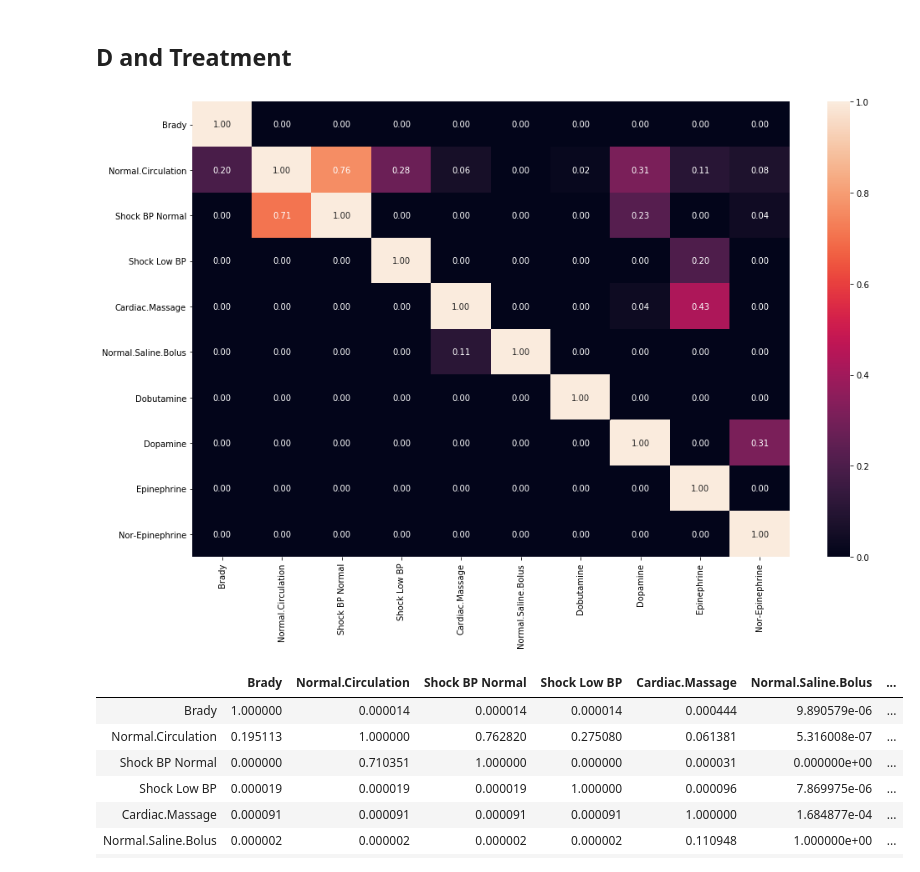
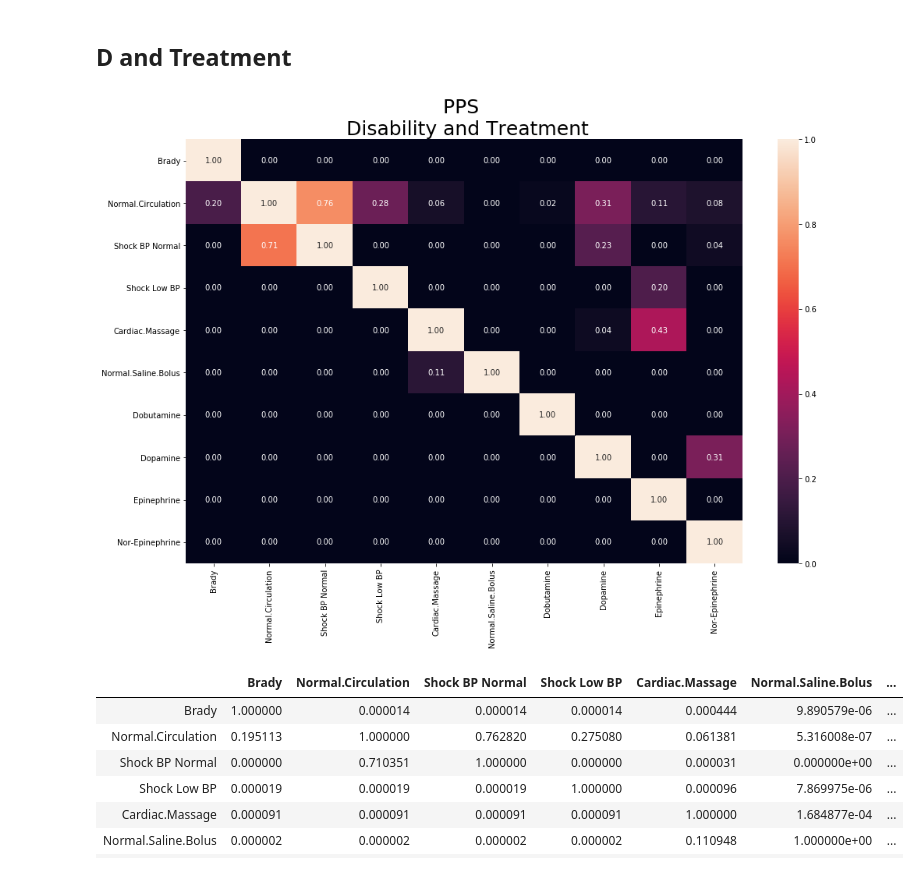
Before and after one commit to chocochip13/PREM, a Jupyter notebook: src/PPS.ipynb, the cells around one changed output. Saved outputs shown, nothing was run; the diff lists cells and outputs as text; code cells hidden in the pictures.

```diff
--- a/src/PPS.ipynb
+++ b/src/PPS.ipynb
@@ -69,9 +71,10 @@ pps.matrix(C)
 # %%
 plt.figure(figsize=(16,10))
 sns.heatmap(pps.matrix(D),annot=True,fmt=".2f")
+plt.title("PPS \n Disability and Treatment",fontsize=25, ha='center')
 plt.savefig('/Users/ks/Desktop/DDP/PREM/PREM/outputs/D_pps')
 # %% [output]
-[figure, old version]
+[figure, new version]
 # %%
 pps.matrix(D)
 # %% [output]
```
Also changed, not shown: parts of 2 cells of this notebook, 3 other files.
